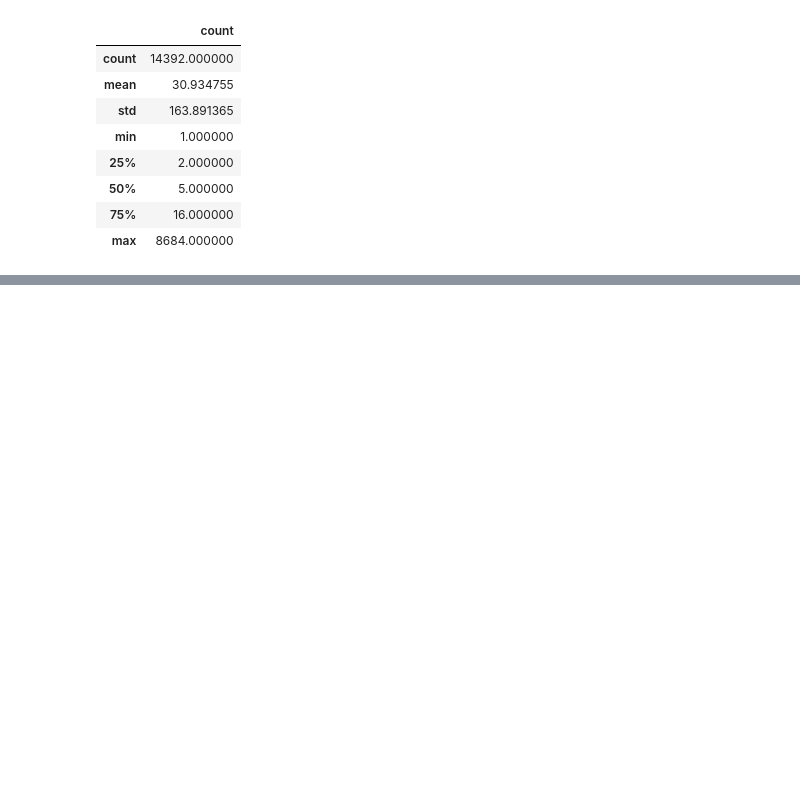
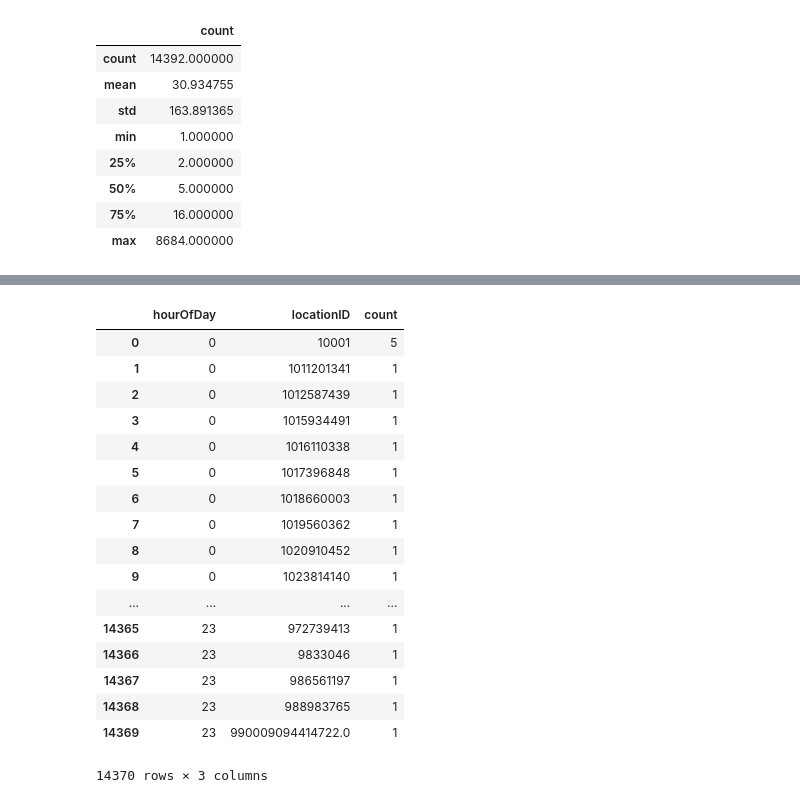
Before and after one commit to wwymak/instagram-london-explore, a Jupyter notebook: Instagram analysis v2.ipynb, the cells around one changed output, grey strips where cells are left out. Cells and saved outputs as stored; diff of their text form; code cells hidden in the pictures; blank space fills up the shorter version.

```diff
--- a/Instagram analysis v2.ipynb
+++ b/Instagram analysis v2.ipynb
@@ -254,0 +284,21 @@ oneDayData[:15]
+# %%
+oneDayDataGrouped
+# %% [output]
+|  | hourOfDay | locationID | count |
+| 0 | 0 | 10001 | 5 |
+| 1 | 0 | 1011201341 | 1 |
+| 2 | 0 | 1012587439 | 1 |
+| 3 | 0 | 1015934491 | 1 |
+| 4 | 0 | 1016110338 | 1 |
+| 5 | 0 | 1017396848 | 1 |
+| 6 | 0 | 1018660003 | 1 |
+| 7 | 0 | 1019560362 | 1 |
+| 8 | 0 | 1020910452 | 1 |
+| 9 | 0 | 1023814140 | 1 |
+| ... | ... | ... | ... |
+| 14365 | 23 | 972739413 | 1 |
+| 14366 | 23 | 9833046 | 1 |
+| 14367 | 23 | 986561197 | 1 |
+| 14368 | 23 | 988983765 | 1 |
+| 14369 | 23 | 990009094414722.0 | 1 |
+14370 rows × 3 columns
```
Also changed, not shown: parts of 7 cells of this notebook, 1 other file.
